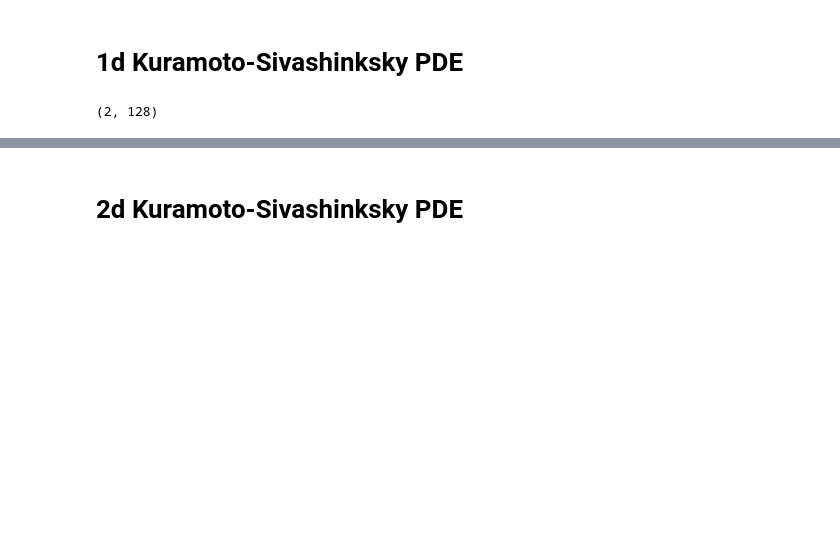
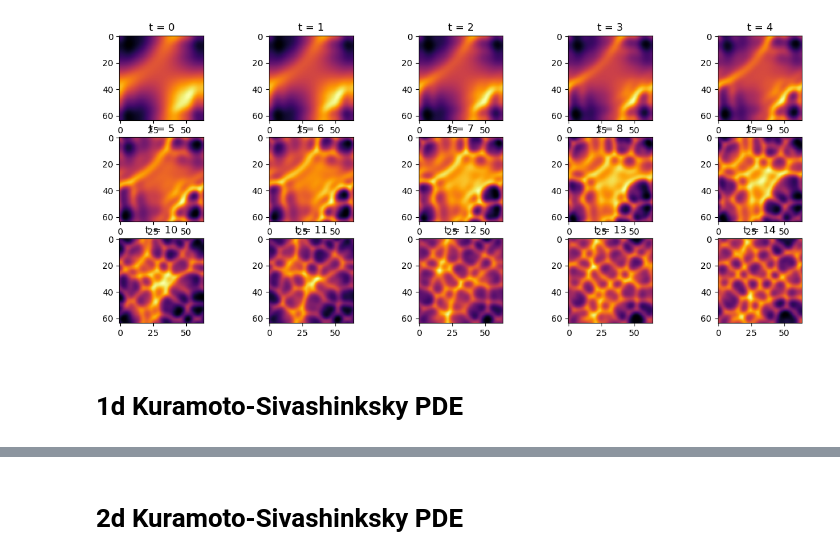
Before and after one commit to cbuelt/pfno, a Jupyter notebook: pde.ipynb, the cells around one changed output, grey strips where cells are left out. Saved outputs shown, nothing was run; the diff lists cells and outputs as text; code cells hidden in the pictures; blank space fills up the shorter version.

```diff
--- a/pde.ipynb
+++ b/pde.ipynb
@@ -12,3 +80,12 @@ from ks import get_sim
+# %%
+fig, axs = plt.subplots(3,5, figsize = (15,6))
+axs= axs.ravel()
+
+for i in range(res.shape[0]):
+    axs[i].imshow(res[i], cmap = "inferno")
+    axs[i].set_title("t = " + str(i))
+# %% [output]
+[figure, added]
 # %% [markdown]
 # 1d Kuramoto-Sivashinksky PDE
 # %%
@@ -32,4 +111,0 @@ result_array = np.array(results)
-# %%
-result_array.shape
-# %% [output]
-(2, 128)
```
Also changed, not shown: parts of 21 cells of this notebook, 3 other files.
